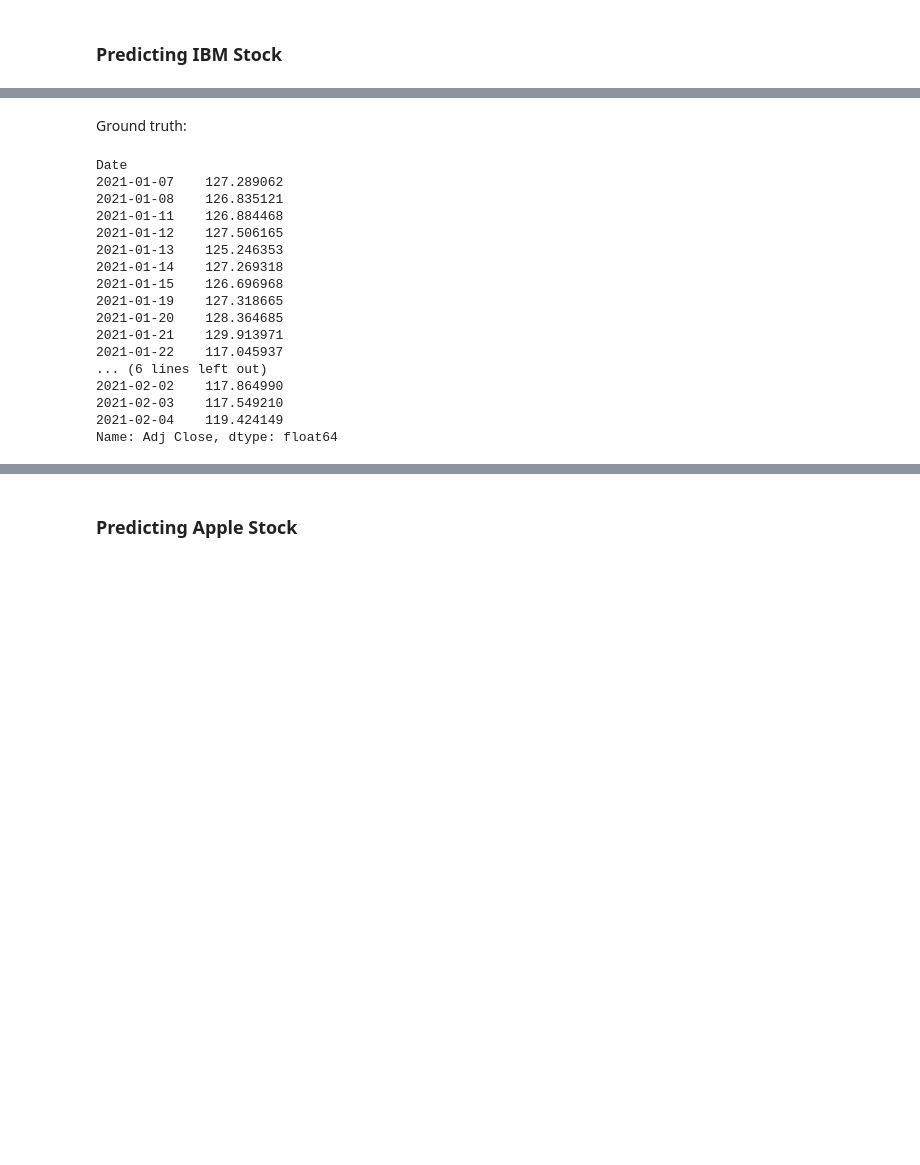
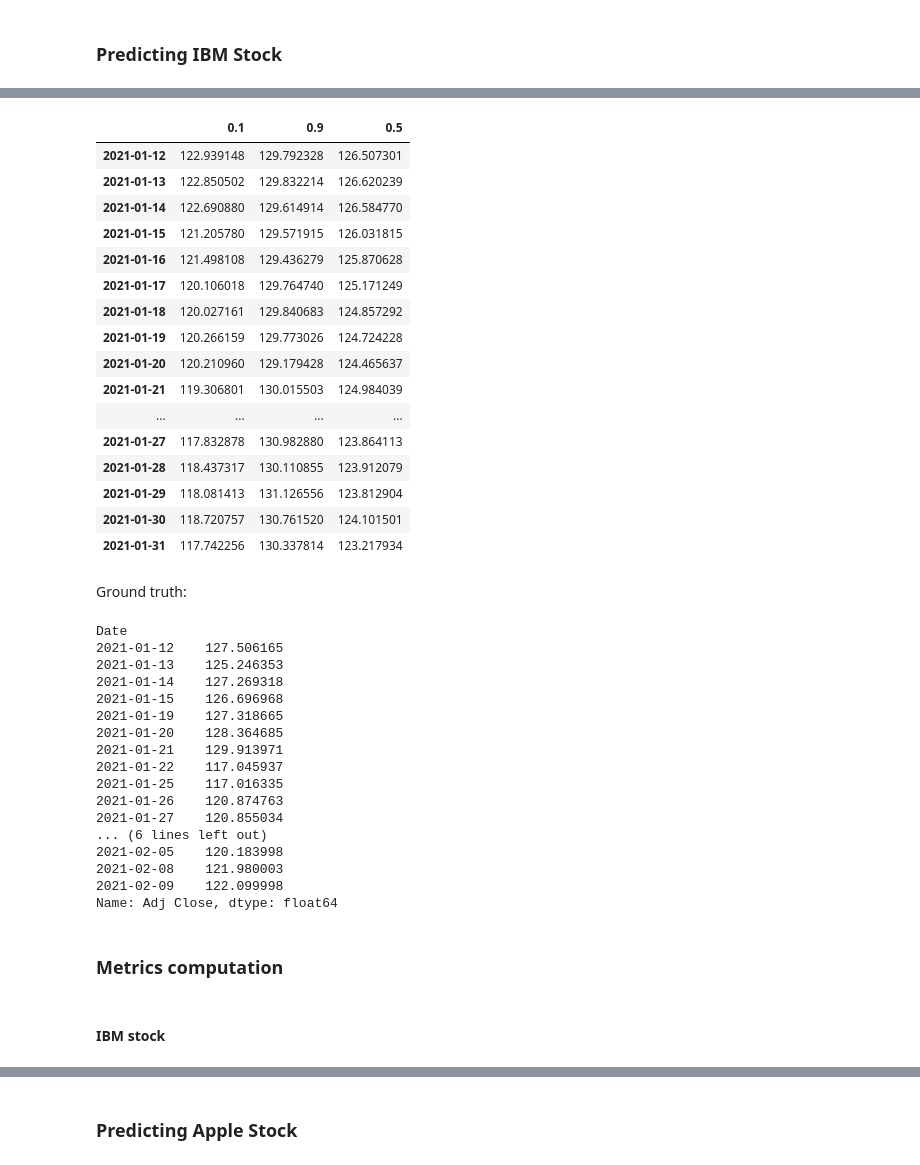
Before and after one commit to alfreedolf/ml-spp, a Jupyter notebook: 3.DeepAR-StockPricesPredictions.ipynb, the cells around one changed output, grey strips where cells are left out. Saved outputs shown, nothing was run; the diff lists cells and outputs as text; code cells hidden in the pictures; blank space fills up the shorter version.

Commit message:
chore: test of display results

```diff
--- a/3.DeepAR-StockPricesPredictions.ipynb
+++ b/3.DeepAR-StockPricesPredictions.ipynb
@@ -420,12 +383,29 @@ print(json_prediction)
+# %%
+json_prediction[0]
+# %% [output]
+|  | 0.1 | 0.9 | 0.5 |
+| 2021-01-12 | 122.939148 | 129.792328 | 126.507301 |
+| 2021-01-13 | 122.850502 | 129.832214 | 126.620239 |
+| 2021-01-14 | 122.690880 | 129.614914 | 126.584770 |
+| 2021-01-15 | 121.205780 | 129.571915 | 126.031815 |
+| 2021-01-16 | 121.498108 | 129.436279 | 125.870628 |
+| 2021-01-17 | 120.106018 | 129.764740 | 125.171249 |
+| 2021-01-18 | 120.027161 | 129.840683 | 124.857292 |
+| 2021-01-19 | 120.266159 | 129.773026 | 124.724228 |
+| 2021-01-20 | 120.210960 | 129.179428 | 124.465637 |
+| 2021-01-21 | 119.306801 | 130.015503 | 124.984039 |
+| ... | ... | ... | ... |
+| 2021-01-27 | 117.832878 | 130.982880 | 123.864113 |
+| 2021-01-28 | 118.437317 | 130.110855 | 123.912079 |
+| 2021-01-29 | 118.081413 | 131.126556 | 123.812904 |
+| 2021-01-30 | 118.720757 | 130.761520 | 124.101501 |
+| 2021-01-31 | 117.742256 | 130.337814 | 123.217934 |
 # %% [markdown]
 Ground truth:
 # %%
-print(df_ibm_test.iloc[-(prediction_length[1]):]['Adj Close'])
+print(target_ts[0].iloc[-(prediction_length[1]):]['Adj Close'])
 # %% [output]
 Date
-2021-01-07    127.289062
-2021-01-08    126.835121
-2021-01-11    126.884468
 2021-01-12    127.506165
 2021-01-13    125.246353
 2021-01-14    127.269318
@@ -434,8 +414,15 @@ Date
 2021-01-20    128.364685
 2021-01-21    129.913971
 2021-01-22    117.045937
+2021-01-25    117.016335
+2021-01-26    120.874763
+2021-01-27    120.855034
 ... (6 lines left out)
-2021-02-02    117.864990
-2021-02-03    117.549210
-2021-02-04    119.424149
+2021-02-05    120.183998
+2021-02-08    121.980003
+2021-02-09    122.099998
 Name: Adj Close, dtype: float64
+# %% [markdown]
+### Metrics computation
+# %% [markdown]
+#### IBM stock
```
Also changed, not shown: parts of 52 cells of this notebook, 32 other files.
